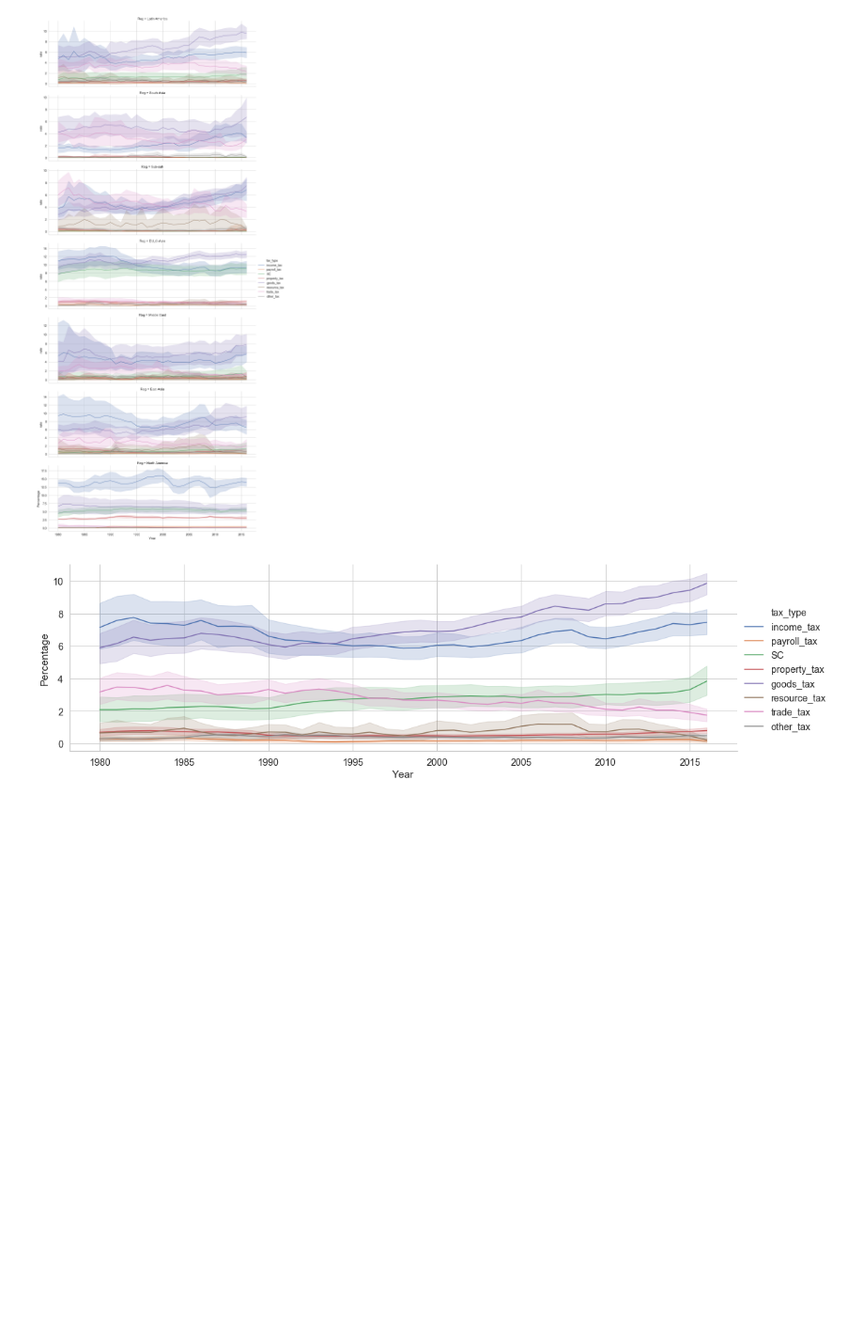
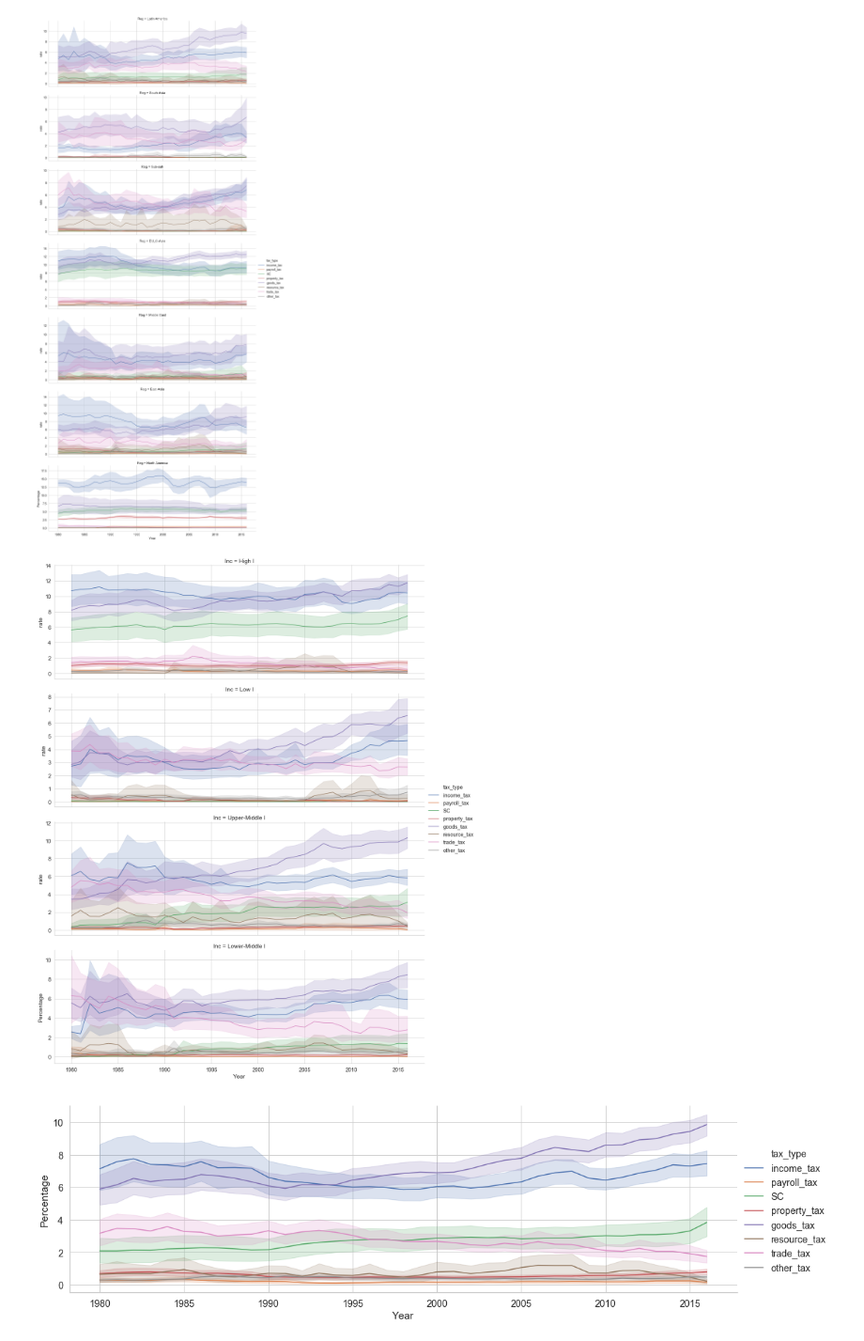
Before and after one commit to jgarciab/test_tjn, a Jupyter notebook: Test.ipynb, the cells around one changed output. Shown at 94% size. Drawn from its saved outputs; the diff is of its cells as text; code cells hidden in the pictures; blank space fills up the shorter version.

Commit message:
new figure

```diff
--- a/Test.ipynb
+++ b/Test.ipynb
@@ -203,6 +203,14 @@ plt.savefig("Figures/evolution_tax_by_region.pdf")
 plt.savefig("Figures/evolution_tax_by_region.png")
 # %% [output]
 [figure]
+# %%
+sns.relplot(x="Year",y="rate",hue="tax_type",row="Inc",kind="line",data=df_cleaned,height=5, aspect=3,facet_kws={'sharey': False})
+plt.ylabel("Percentage")
+plt.xlabel("Year")
+plt.savefig("Figures/evolution_tax_by_income.pdf")
+plt.savefig("Figures/evolution_tax_by_income.png")
+# %% [output]
+[figure, added]
 # %%
 sns.relplot(x="Year",y="rate",hue="tax_type",kind="line",data=df_cleaned,height=5, aspect=3)
 plt.ylabel("Percentage")
```
Also changed, not shown: 2 other files.
